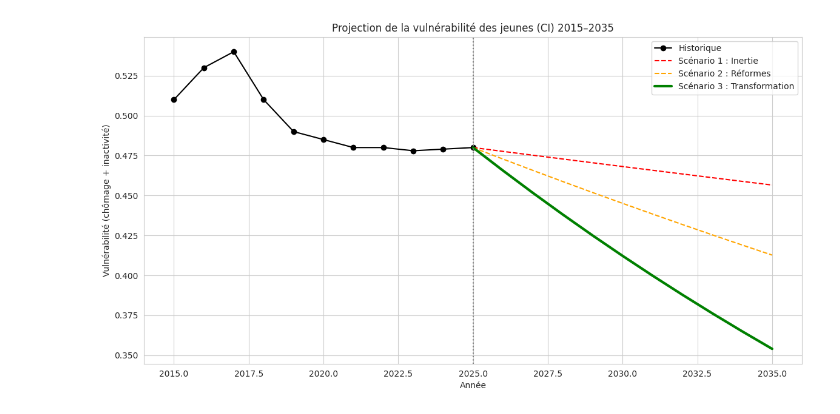
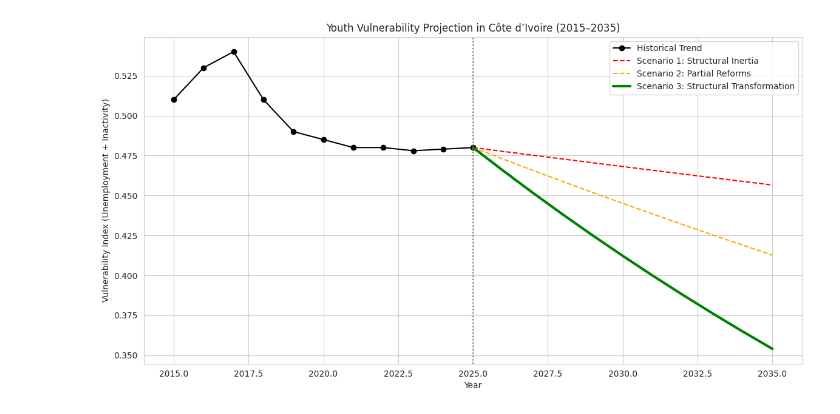
Before and after one commit to DjafarouAbdou909/hackathon-wdl-cote-divoire, a Jupyter notebook: notebooks/05_trend_projection.ipynb, the cells around one changed output. Cells and saved outputs as stored; diff of their text form; code cells hidden in the pictures.

```diff
--- a/notebooks/05_trend_projection.ipynb
+++ b/notebooks/05_trend_projection.ipynb
@@ -4,71 +4,100 @@ import pandas as pd
 import matplotlib.pyplot as plt
 import seaborn as sns
 
-# DONNÉES DE BASE
+# BASE DATA
 
 years_hist = np.arange(2015, 2026)
 
-vuln_hist = np.array([
+vulnerability_hist = np.array([
     0.51, 0.53, 0.54, 0.51, 0.49,
     0.485, 0.48, 0.48, 0.478, 0.479, 0.48
 ])
 
 years_proj = np.arange(2025, 2036)
-v0 = vuln_hist[-1]
+v0 = vulnerability_hist[-1]
 
-# 2. MODÈLE DE DÉCROISSANCE
+# DECAY MODEL
 
 def scenario(v0, years, rate):
     return [v0 * ((1 - rate) ** i) for i in range(len(years))]
 
-# SCÉNARIOS
+# SCENARIOS
 
-# Scénario 1 : inertie structurelle
-scen1 = scenario(v0, years_proj, rate=0.005)
+# Scenario 1: Structural inertia
+scenario_1 = scenario(v0, years_proj, rate=0.005)
 
-# Scénario 2 : réformes partielles
-scen2 = scenario(v0, years_proj, rate=0.015)
+# Scenario 2: Partial reforms
+scenario_2 = scenario(v0, years_proj, rate=0.015)
 
-# Scénario 3 : transformation structurelle
-scen3 = scenario(v0, years_proj, rate=0.03)
+# Scenario 3: Structural transformation
+scenario_3 = scenario(v0, years_proj, rate=0.03)
 
-# VISUALISATION
+# VISUALIZATION
 
-plt.figure(figsize=(14,7))
+plt.figure(figsize=(14, 7))
 sns.set_style("whitegrid")
 
-plt.plot(years_hist, vuln_hist,
-         label="Historique", color="black", marker="o")
+plt.plot(
+    years_hist,
+    vulnerability_hist,
+    label="Historical Trend",
+    color="black",
+    marker="o"
+)
 
-plt.plot(years_proj, scen1,
-         "--", label="Scénario 1 : Inertie", color="red")
+plt.plot(
+    years_proj,
+    scenario_1,
+    "--",
+    label="Scenario 1: Structural Inertia",
+    color="red"
+)
 
-plt.plot(years_proj, scen2,
-         "--", label="Scénario 2 : Réformes", color="orange")
+plt.plot(
+    years_proj,
+    scenario_2,
+    "--",
+    label="Scenario 2: Partial Reforms",
+    color="orange"
+)
 
-plt.plot(years_proj, scen3,
-         label="Scénario 3 : Transformation", color="green", linewidth=3)
+plt.plot(
+    years_proj,
+    scenario_3,
+    label="Scenario 3: Structural Transformation",
+    color="green",
+    linewidth=3
+)
 
 plt.axvline(2025, color="gray", linestyle=":")
 
-plt.title("Projection de la vulnérabilité des jeunes (CI) 2015–2035")
-plt.xlabel("Année")
-plt.ylabel("Vulnérabilité (chômage + inactivité)")
+plt.title("Youth Vulnerability Projection in Côte d’Ivoire (2015–2035)")
+plt.xlabel("Year")
+plt.ylabel("Vulnerability Index (Unemployment + Inactivity)")
 plt.legend()
+
 plt.show()
 
-# TABLEAU FINAL
+# FINAL SUMMARY TABLE
 
 df = pd.DataFrame({
-    "Scénario": ["Inertie", "Réformes", "Transformation"],
-    "2035": [scen1[-1], scen2[-1], scen3[-1]],
-    "Réduction (%)": [
-        (v0 - scen1[-1]) / v0,
-        (v0 - scen2[-1]) / v0,
-        (v0 - scen3[-1]) / v0
+    "Scenario": [
+        "Structural Inertia",
+        "Partial Reforms",
+        "Structural Transformation"
+    ],
+    "2035 Projection": [
+        scenario_1[-1],
+        scenario_2[-1],
+        scenario_3[-1]
+    ],
+    "Total Reduction (%)": [
+        (v0 - scenario_1[-1]) / v0,
+        (v0 - scenario_2[-1]) / v0,
+        (v0 - scenario_3[-1]) / v0
     ]
 })
 
 print(df)
 # %% [output]
-[figure, old version]
+[figure, new version]
```
Also changed, not shown: parts of 1 cell of this notebook, 13 other files.
